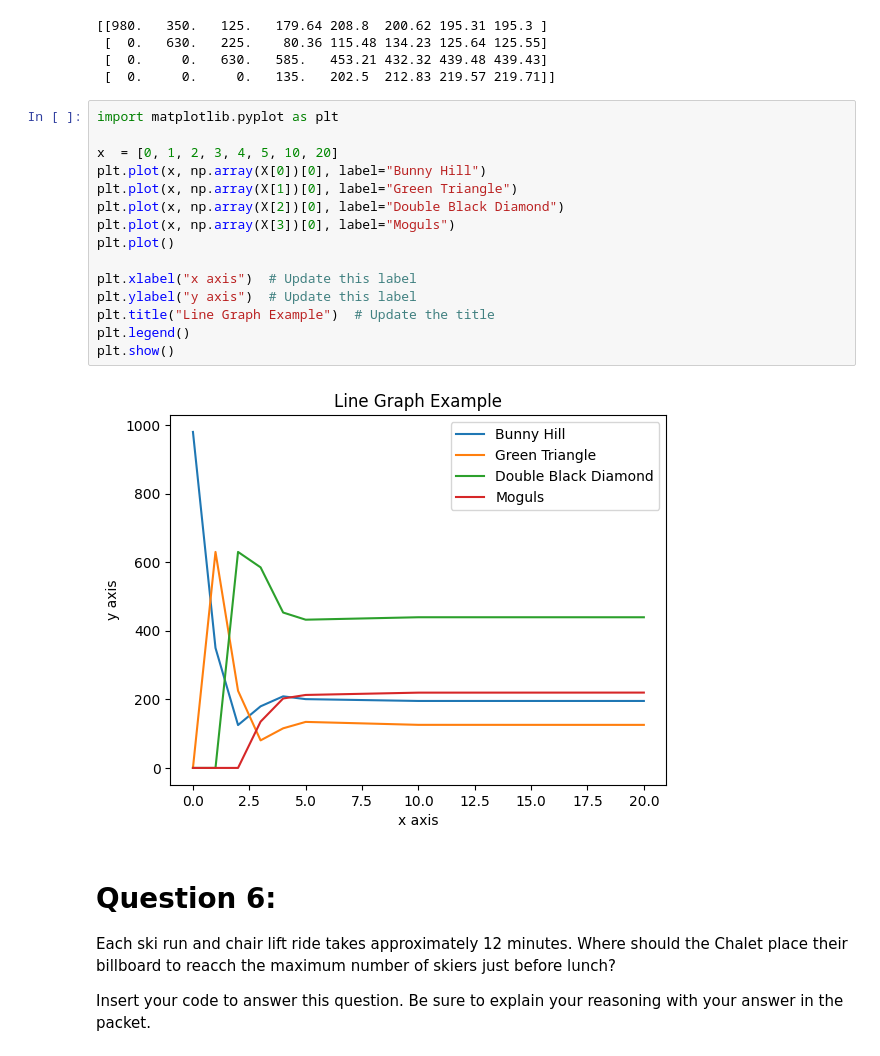
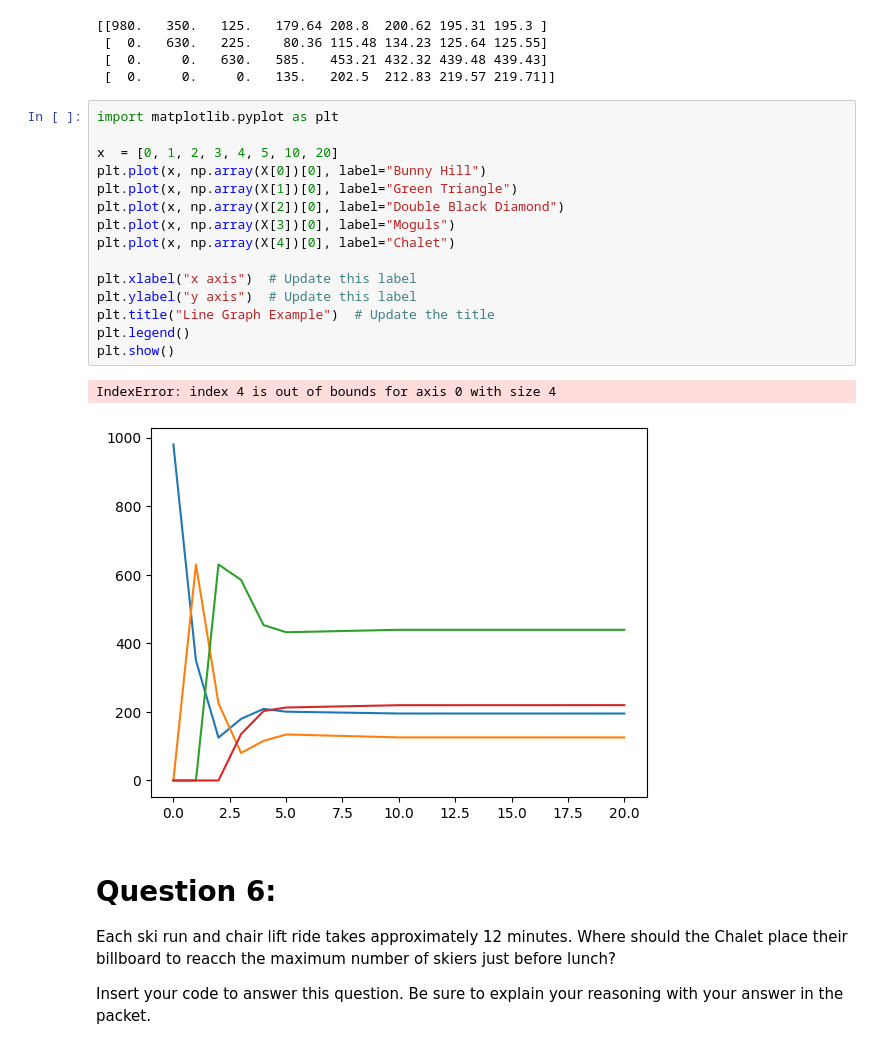
Before and after one commit to bb5892lh/Bennett_Lineralgebra, a Jupyter notebook: Copy_of_The_Ski_Hill_Transition_Matrices_and_Markov_Chains_ipynb_Bennett_Mullenbach.ipynb, the cells around one changed output. Drawn from its saved outputs; the diff is of its cells as text.

```diff
--- a/Copy_of_The_Ski_Hill_Transition_Matrices_and_Markov_Chains_ipynb_Bennett_Mullenbach.ipynb
+++ b/Copy_of_The_Ski_Hill_Transition_Matrices_and_Markov_Chains_ipynb_Bennett_Mullenbach.ipynb
@@ -97,20 +97,21 @@ print(X.round(2))
 # %%
 import matplotlib.pyplot as plt
 
 x  = [0, 1, 2, 3, 4, 5, 10, 20]
 plt.plot(x, np.array(X[0])[0], label="Bunny Hill")
 plt.plot(x, np.array(X[1])[0], label="Green Triangle")
 plt.plot(x, np.array(X[2])[0], label="Double Black Diamond")
 plt.plot(x, np.array(X[3])[0], label="Moguls")
-plt.plot()
+plt.plot(x, np.array(X[4])[0], label="Chalet")
 
 plt.xlabel("x axis")  # Update this label
 plt.ylabel("y axis")  # Update this label
 plt.title("Line Graph Example")  # Update the title
 plt.legend()
 plt.show()
 # %% [output]
+IndexError: index 4 is out of bounds for axis 0 with size 4
-[figure, old version]
+[figure, new version]
 # %% [markdown]
 # Question 6:
 
```
Also changed, not shown: parts of 5 cells of this notebook.
